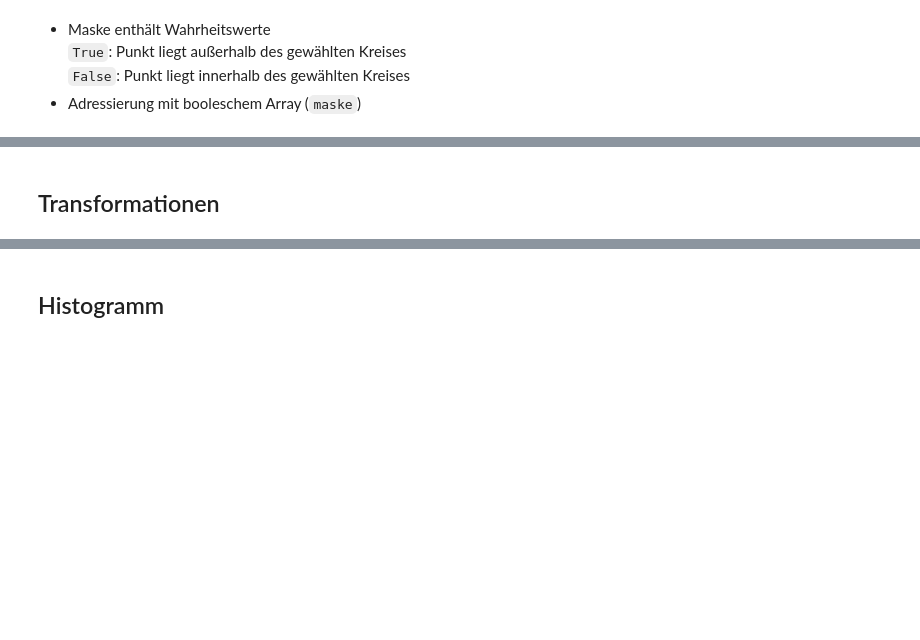
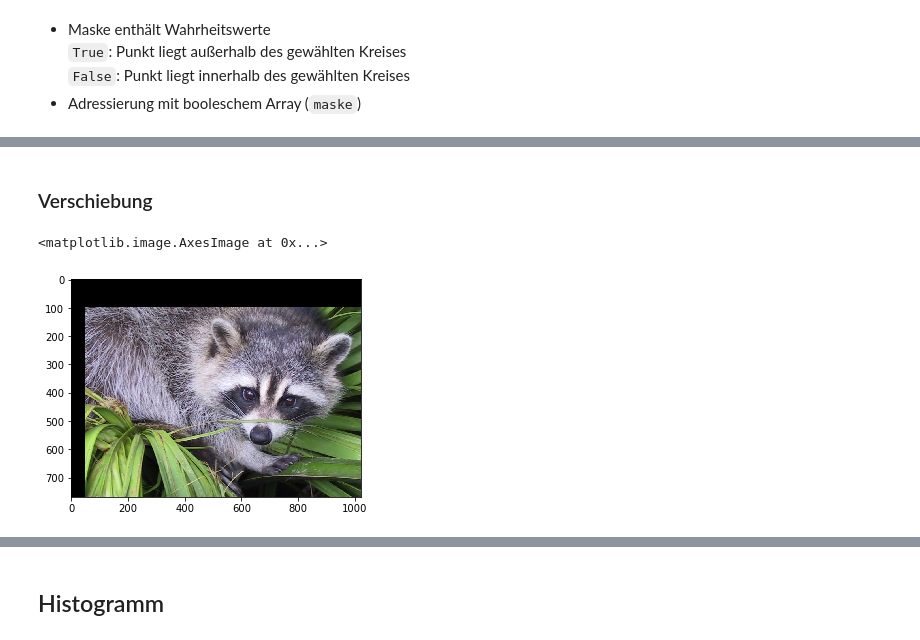
Before and after one commit to gertingold/lit2017, a Jupyter notebook: lit2017.ipynb, the cells around one changed output, grey strips where cells are left out. Drawn from its saved outputs; the diff is of its cells as text; code cells hidden in the pictures; blank space fills up the shorter version.

```diff
--- a/lit2017.ipynb
+++ b/lit2017.ipynb
@@ -191,4 +196,7 @@ plt.imshow(maskierter_waschbär, cmap=plt.cm.gray)
 # %% [markdown]
-## Transformationen
+### Verschiebung
 # %%
-plt.imshow(ndimage.shift(face, (100, 50, 0)))
+plt.imshow(ndimage.shift(waschbär, (100, 50, 0)))
+# %% [output]
+<matplotlib.image.AxesImage at 0x...>
+[figure, added]
```
Also changed, not shown: parts of 11 cells of this notebook, 1 other file.
